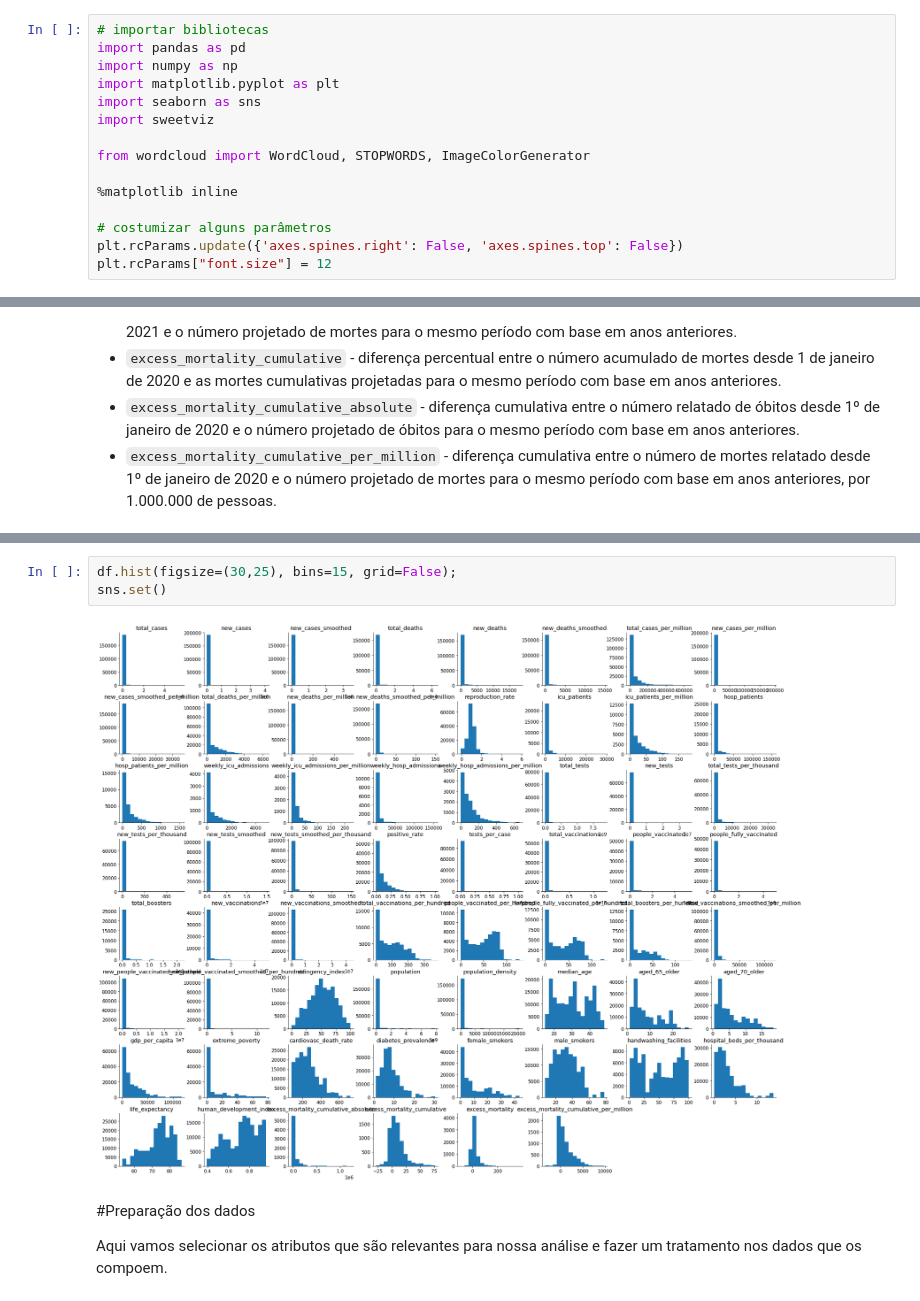
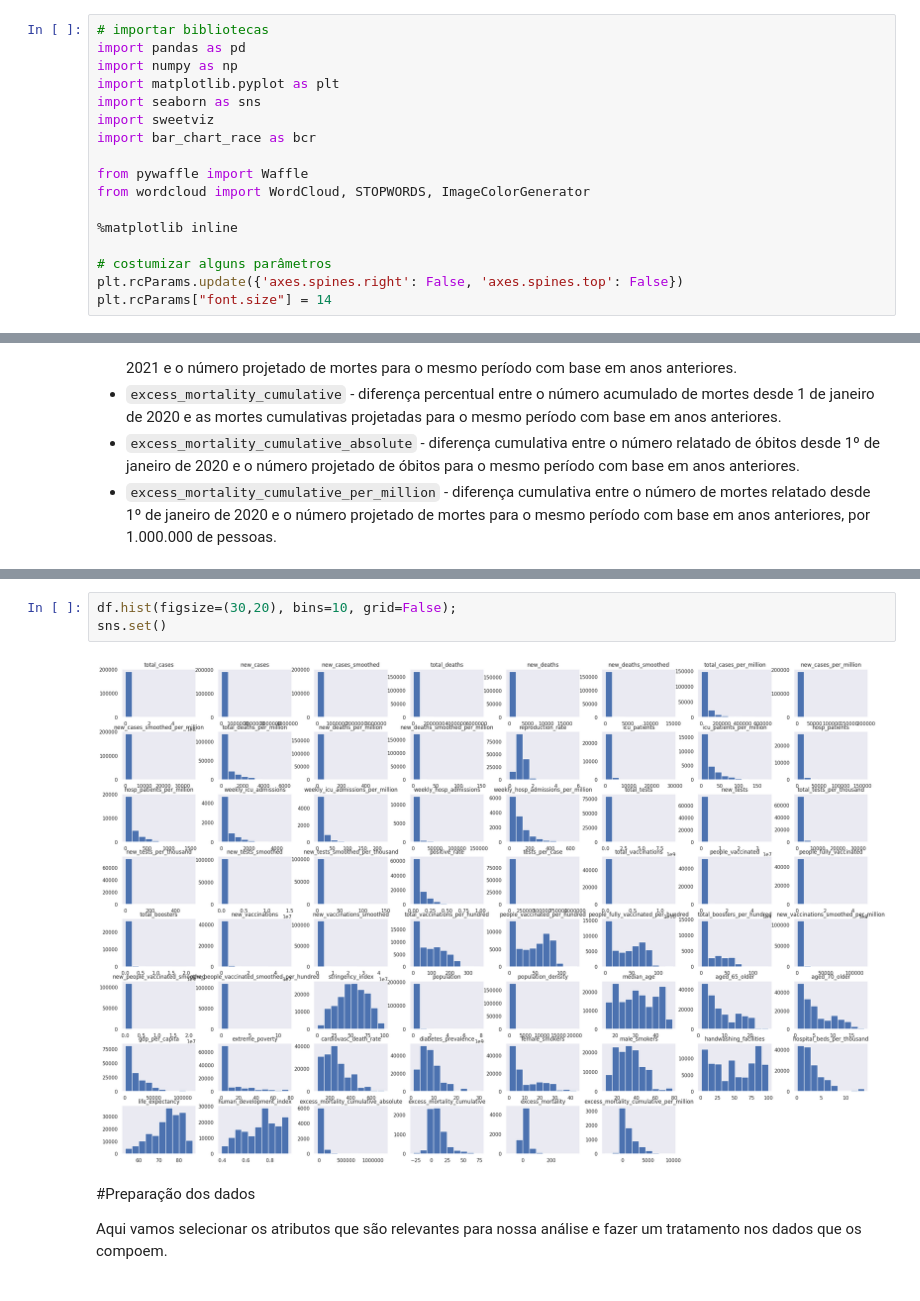
Before and after one commit to victorxbarbosa/victorxbarbosa, a Jupyter notebook: Estudo_de_caso_da_COVID_19.ipynb, the cells around one changed output, grey strips where cells are left out. Cells and saved outputs as stored; diff of their text form.

```diff
--- a/Estudo_de_caso_da_COVID_19.ipynb
+++ b/Estudo_de_caso_da_COVID_19.ipynb
@@ -34,14 +38,16 @@ import numpy as np
 import matplotlib.pyplot as plt
 import seaborn as sns
 import sweetviz
+import bar_chart_race as bcr
 
+from pywaffle import Waffle
 from wordcloud import WordCloud, STOPWORDS, ImageColorGenerator
 
 %matplotlib inline
 
 # costumizar alguns parâmetros
 plt.rcParams.update({'axes.spines.right': False, 'axes.spines.top': False})
-plt.rcParams["font.size"] = 12
+plt.rcParams["font.size"] = 14
 # %%
 # importar dados
 dados = 'https://github.com/owid/covid-19-data/raw/master/public/data/owid-covid-data.csv'
@@ -179,9 +191,9 @@ df.describe(include='all')
 11 rows × 67 columns
 # %%
-df.hist(figsize=(30,25), bins=15, grid=False);
+df.hist(figsize=(30,20), bins=10, grid=False);
 sns.set()
 # %% [output]
-[figure, old version]
+[figure, new version]
 # %% [markdown]
 #Preparação dos dados
 
```
Also changed, not shown: parts of 34 cells of this notebook.
